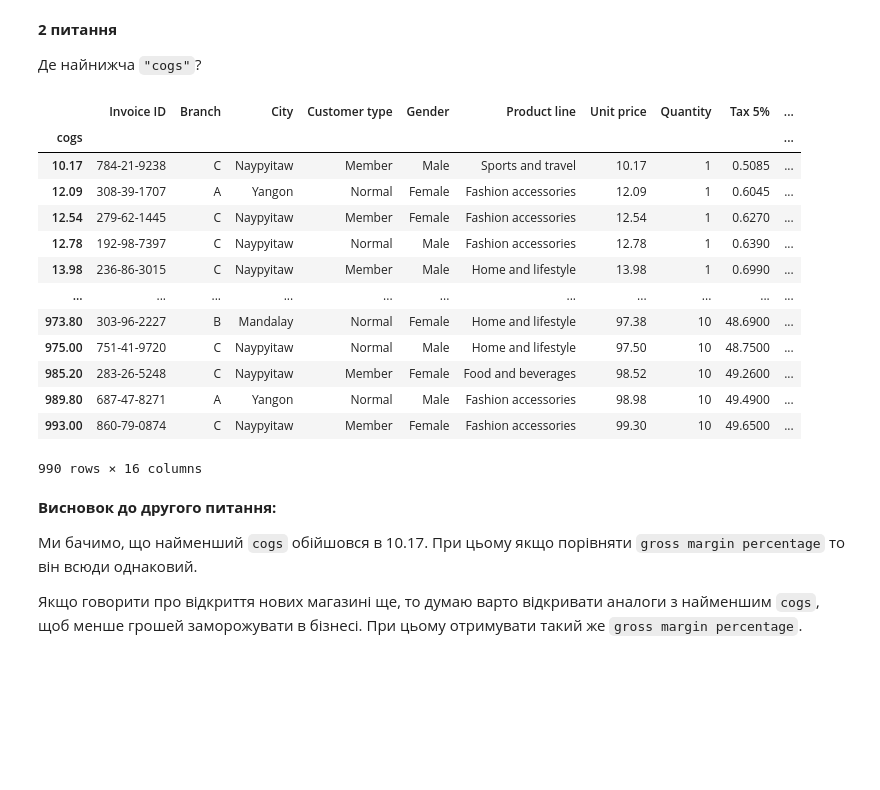
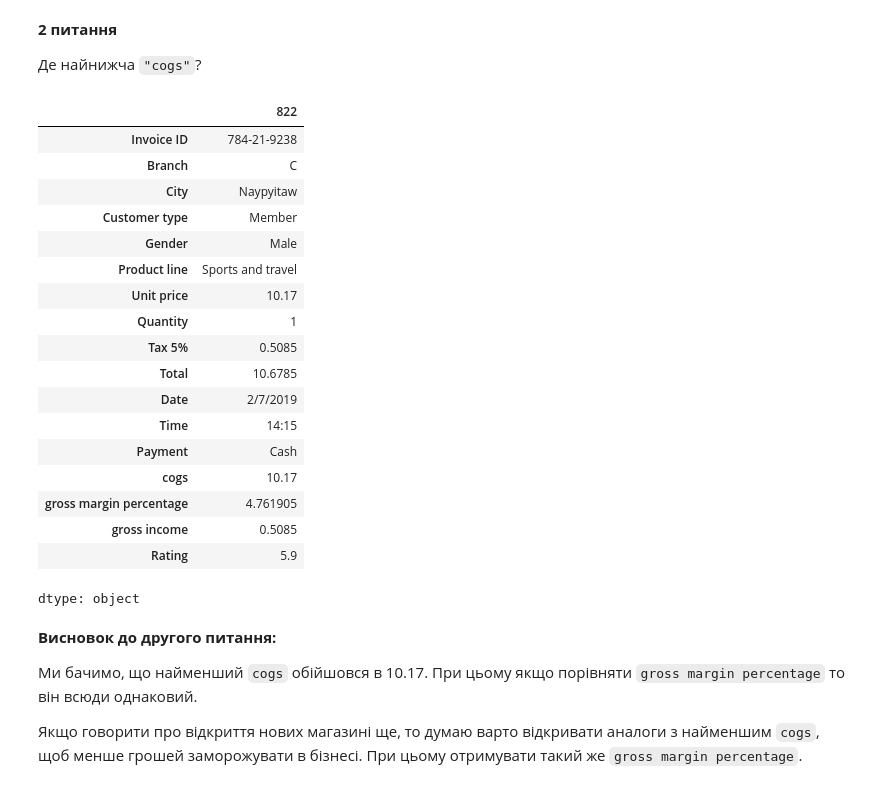
Before and after one commit to YanaGrytsiyenko/home_task_for_course, a Jupyter notebook: HW_3_4_apply_groupby_pivot_table.ipynb, the cells around one changed output. Saved outputs shown, nothing was run; the diff lists cells and outputs as text; code cells hidden in the pictures; blank space fills up the shorter version.

```diff
--- a/HW_3_4_apply_groupby_pivot_table.ipynb
+++ b/HW_3_4_apply_groupby_pivot_table.ipynb
@@ -136,23 +127,28 @@ dtype: float64
 **2 питання**
 
 Де найнижча `"cogs"`?
-# %%
-df.groupby('cogs').min()
-# %% [output]
-|  | Invoice ID | Branch | City | Customer type | Gender | Product line | Unit price | Quantity | Tax 5% | ... |
-| cogs |  |  |  |  |  |  |  |  |  | ... |
-| 10.17 | 784-21-9238 | C | Naypyitaw | Member | Male | Sports and travel | 10.17 | 1 | 0.5085 | ... |
-| 12.09 | 308-39-1707 | A | Yangon | Normal | Female | Fashion accessories | 12.09 | 1 | 0.6045 | ... |
-| 12.54 | 279-62-1445 | C | Naypyitaw | Member | Female | Fashion accessories | 12.54 | 1 | 0.6270 | ... |
-| 12.78 | 192-98-7397 | C | Naypyitaw | Normal | Male | Fashion accessories | 12.78 | 1 | 0.6390 | ... |
-| 13.98 | 236-86-3015 | C | Naypyitaw | Member | Male | Home and lifestyle | 13.98 | 1 | 0.6990 | ... |
-| ... | ... | ... | ... | ... | ... | ... | ... | ... | ... | ... |
-| 973.80 | 303-96-2227 | B | Mandalay | Normal | Female | Home and lifestyle | 97.38 | 10 | 48.6900 | ... |
-| 975.00 | 751-41-9720 | C | Naypyitaw | Normal | Male | Home and lifestyle | 97.50 | 10 | 48.7500 | ... |
-| 985.20 | 283-26-5248 | C | Naypyitaw | Member | Female | Food and beverages | 98.52 | 10 | 49.2600 | ... |
-| 989.80 | 687-47-8271 | A | Yangon | Normal | Male | Fashion accessories | 98.98 | 10 | 49.4900 | ... |
-| 993.00 | 860-79-0874 | C | Naypyitaw | Member | Female | Fashion accessories | 99.30 | 10 | 49.6500 | ... |
-990 rows × 16 columns
+# %%
+df.loc[df['cogs'].idxmin()]
+# %% [output]
+|  | 822 |
+| Invoice ID | 784-21-9238 |
+| Branch | C |
+| City | Naypyitaw |
+| Customer type | Member |
+| Gender | Male |
+| Product line | Sports and travel |
+| Unit price | 10.17 |
+| Quantity | 1 |
+| Tax 5% | 0.5085 |
+| Total | 10.6785 |
+| Date | 2/7/2019 |
+| Time | 14:15 |
+| Payment | Cash |
+| cogs | 10.17 |
+| gross margin percentage | 4.761905 |
+| gross income | 0.5085 |
+| Rating | 5.9 |
+dtype: object
 # %% [markdown]
 **Висновок до другого питання:**
 
```
Also changed, not shown: parts of 3 cells of this notebook.
